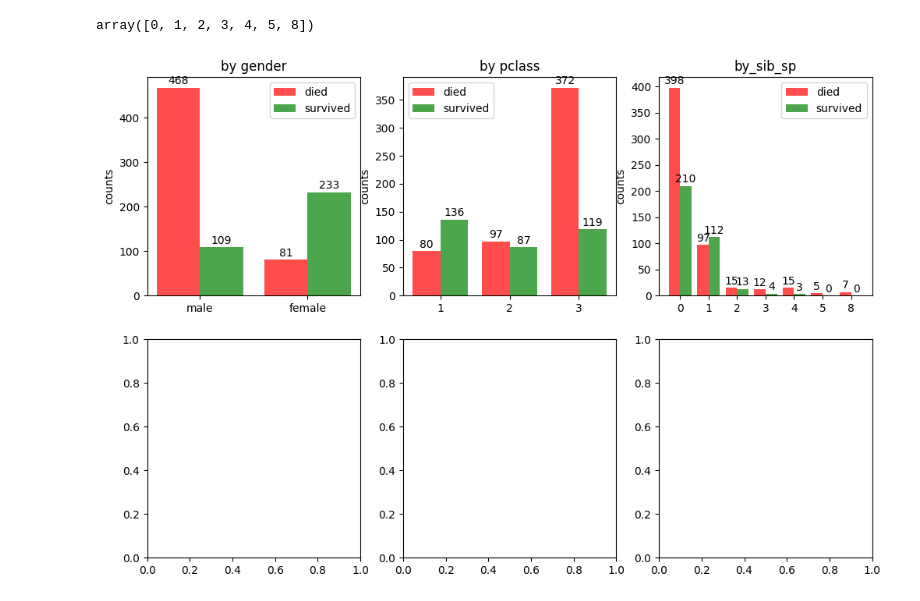
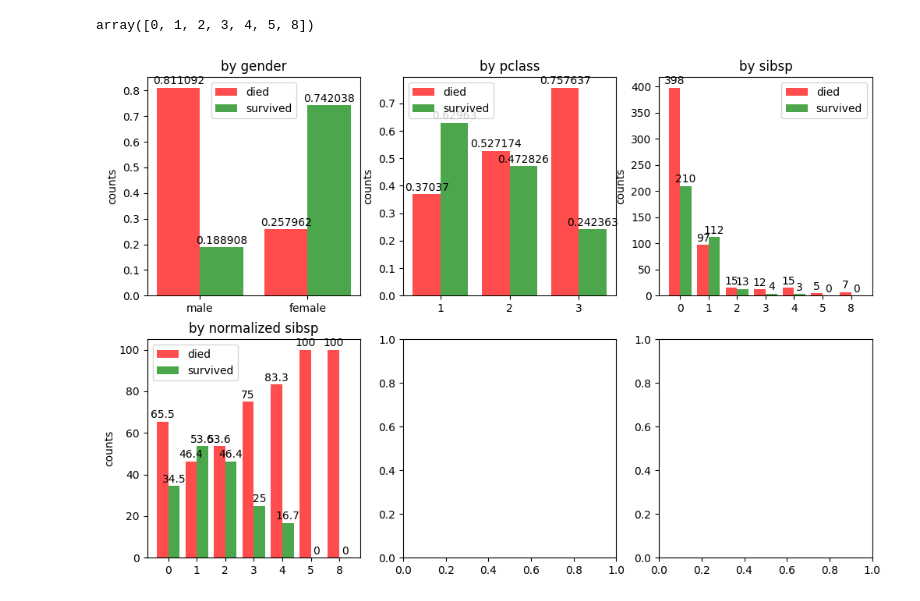
Before and after one commit to el-mike/ml-shenanigans, a Jupyter notebook: titanic/data_explorer.ipynb, the cells around one changed output. Cells and saved outputs as stored; diff of their text form; code cells hidden in the pictures.

Commit message:
feat: using normalized values for value counts

```diff
--- a/titanic/data_explorer.ipynb
+++ b/titanic/data_explorer.ipynb
@@ -71,25 +71,28 @@ train_set[train_set[columns.CABIN].notnull()]
 # but still with full length. We later use those values to return SURVIVED values only where filtering operation returned true,
 # therefore shortening resulting series.
 # We use sort_index() to get the same order by SURVIVED values.
+
+# We use normalize to show the relative frequency to all of the values, aka percentage.
 males_mask = train_set[columns.SEX] == 'male'
-survived_males_count = train_set[columns.SURVIVED][males_mask].value_counts().sort_index()
+survived_males_count = train_set[columns.SURVIVED][males_mask].value_counts(normalize=True).sort_index()
 
 females_mask = train_set[columns.SEX] == 'female'
-survived_females_count = train_set[columns.SURVIVED][females_mask].value_counts().sort_index()
+survived_females_count = train_set[columns.SURVIVED][females_mask].value_counts(normalize=True).sort_index()
 
 class1_mask = train_set[columns.P_CLASS] == 1
 class2_mask = train_set[columns.P_CLASS] == 2
 class3_mask = train_set[columns.P_CLASS] == 3
 
-class1_count = train_set[columns.SURVIVED][class1_mask].value_counts().sort_index()
-class2_count = train_set[columns.SURVIVED][class2_mask].value_counts().sort_index()
-class3_count = train_set[columns.SURVIVED][class3_mask].value_counts().sort_index()
+class1_count = train_set[columns.SURVIVED][class1_mask].value_counts(normalize=True).sort_index()
+class2_count = train_set[columns.SURVIVED][class2_mask].value_counts(normalize=True).sort_index()
+class3_count = train_set[columns.SURVIVED][class3_mask].value_counts(normalize=True).sort_index()
 # %%
 unique_sib_sp_values = np.sort(train_set[columns.SIB_SP].unique())
 
 sib_sp_masks = [train_set[columns.SIB_SP] == x for x in unique_sib_sp_values]
 
 sib_sp_counts = [train_set[columns.SURVIVED][mask].value_counts().sort_index() for mask in sib_sp_masks]
+sib_sp_counts_normalized = [train_set[columns.SURVIVED][mask].value_counts(normalize=True).sort_index() for mask in sib_sp_masks]
 
 unique_sib_sp_values
 # %% [output]
@@ -97,8 +100,9 @@ array([0, 1, 2, 3, 4, 5, 8])
 # %%
 plot_survived_by_category([
   ('by gender', train_set[columns.SEX].unique(), [survived_males_count, survived_females_count]),
   ('by pclass', [1, 2, 3], [class1_count, class2_count, class3_count]),
-  ('by_sib_sp', unique_sib_sp_values, sib_sp_counts)
+  ('by sibsp', unique_sib_sp_values, sib_sp_counts),
+  ('by normalized sibsp', unique_sib_sp_values, sib_sp_counts_normalized)
 ])
 # %% [output]
-[figure, old version]
+[figure, new version]
```
Also changed, not shown: parts of 1 cell of this notebook.
